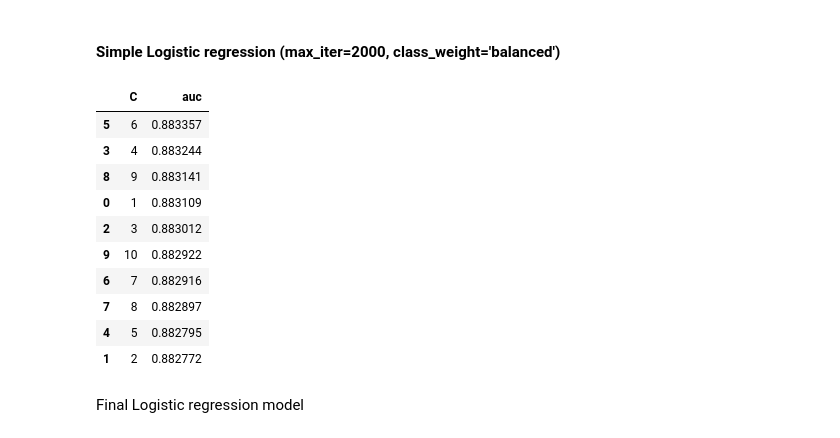
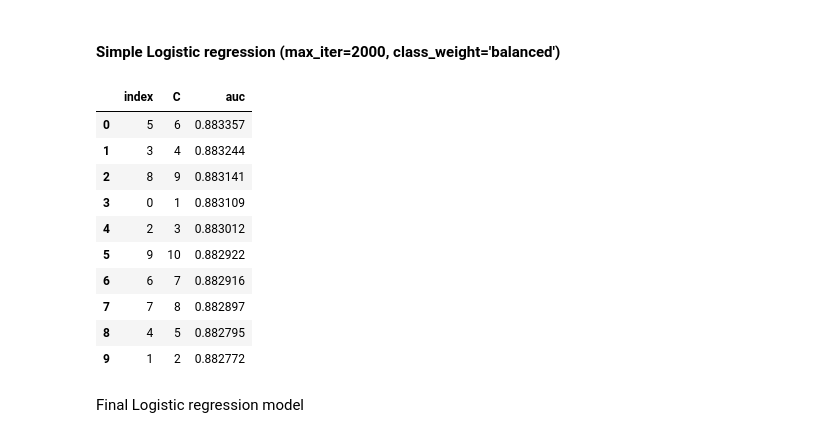
Before and after one commit to carrionalfredo/Spaceship-Titanic, a Jupyter notebook: notebook.ipynb, the cells around one changed output. Cells and saved outputs as stored; diff of their text form; code cells hidden in the pictures.

```diff
--- a/notebook.ipynb
+++ b/notebook.ipynb
@@ -282,25 +282,25 @@ x_val = dv.transform(val_dicts)
 # %%
 lgr_scores =[]
 for C in range(1, 11, 1):
     lgr=LogisticRegression(max_iter=2000, C=C, class_weight='balanced')
     lgr.fit(x_train, y_train)
     y_pred_val = lgr.predict_proba(x_val)[:,1]
     val_AUC = roc_auc_score(y_val, y_pred_val)
     lgr_scores.append((C, val_AUC))
 
-pd.DataFrame(lgr_scores, columns= ['C', 'auc']).sort_values(by='auc', ascending=False)
+pd.DataFrame(lgr_scores, columns= ['C', 'auc']).sort_values(by='auc', ascending=False).reset_index()
 # %% [output]
-|  | C | auc |
-| 5 | 6 | 0.883357 |
-| 3 | 4 | 0.883244 |
-| 8 | 9 | 0.883141 |
-| 0 | 1 | 0.883109 |
-| 2 | 3 | 0.883012 |
-| 9 | 10 | 0.882922 |
-| 6 | 7 | 0.882916 |
-| 7 | 8 | 0.882897 |
-| 4 | 5 | 0.882795 |
-| 1 | 2 | 0.882772 |
+|  | index | C | auc |
+| 0 | 5 | 6 | 0.883357 |
+| 1 | 3 | 4 | 0.883244 |
+| 2 | 8 | 9 | 0.883141 |
+| 3 | 0 | 1 | 0.883109 |
+| 4 | 2 | 3 | 0.883012 |
+| 5 | 9 | 10 | 0.882922 |
+| 6 | 6 | 7 | 0.882916 |
+| 7 | 7 | 8 | 0.882897 |
+| 8 | 4 | 5 | 0.882795 |
+| 9 | 1 | 2 | 0.882772 |
 # %%
 C=6
 # %% [markdown]
```
Also changed, not shown: parts of 10 cells of this notebook, 4 other files.
